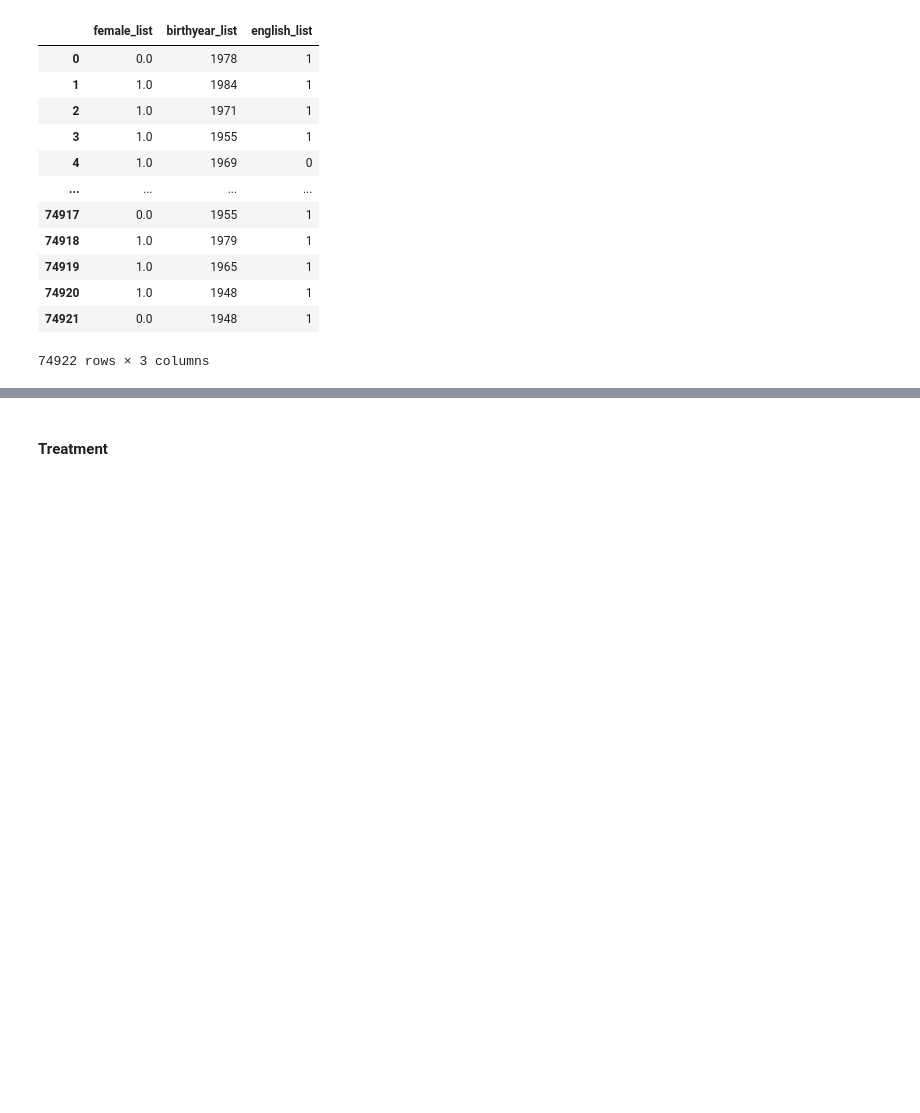
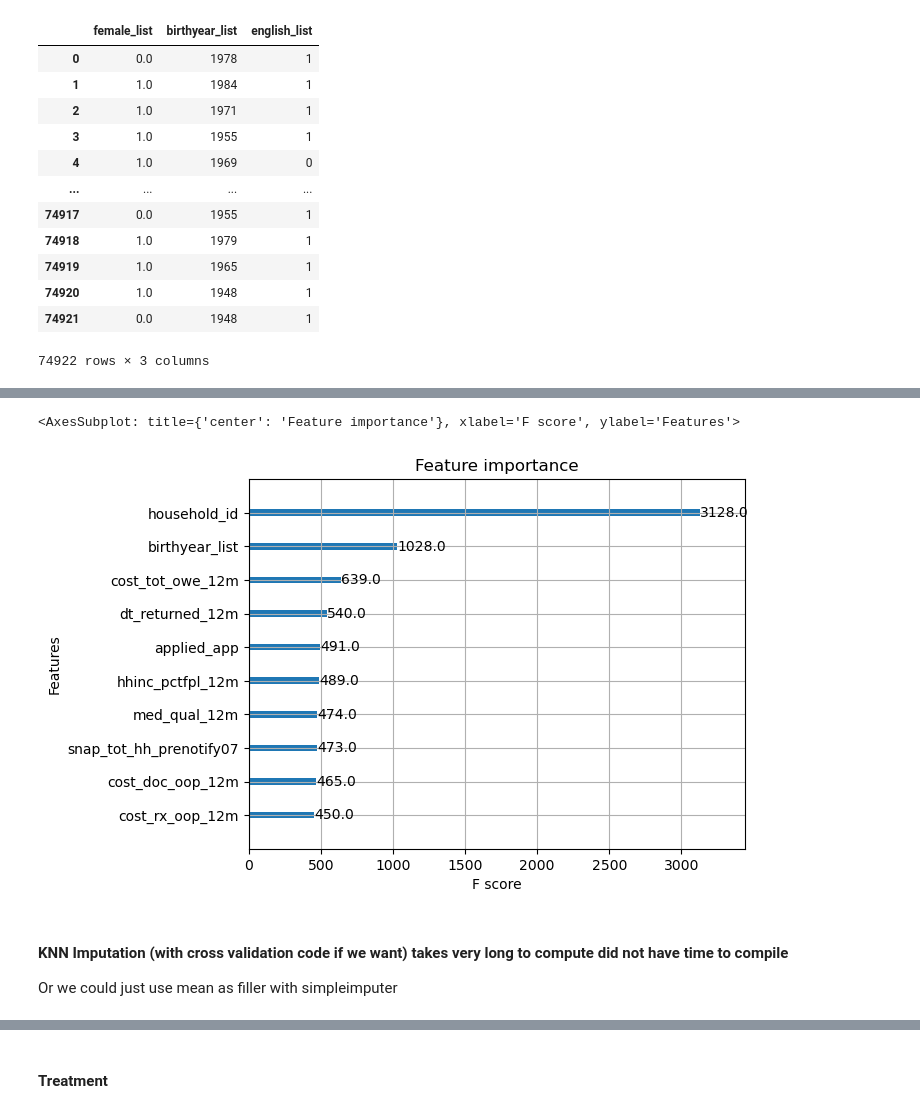
Before and after one commit to Yasmineouattara/ML_for_Econ_Final_Project, a Jupyter notebook: Notebook_Tim.ipynb, the cells around one changed output, grey strips where cells are left out. Cells and saved outputs as stored; diff of their text form; code cells hidden in the pictures; blank space fills up the shorter version.

```diff
--- a/Notebook_Tim.ipynb
+++ b/Notebook_Tim.ipynb
@@ -483,0 +411,19 @@ print(train_df[outcome_columns].isnull().sum())
+# %%
+# drop NA values which can be replaced by KNN imputation
+
+df = df_filtered.dropna(subset=['rx_any_12m','rx_any_12m', 'rx_num_mod_12m', 'doc_any_12m', 'doc_num_mod_12m',
+             'er_any_12m', 'er_num_mod_12m', 'hosp_any_12m' , 'hosp_num_mod_12m'])
+
+# Features (covariates)
+
+X = df.drop(columns=['person_id','treatment', 'rx_any_12m','rx_any_12m', 'rx_num_mod_12m', 'doc_any_12m', 'doc_num_mod_12m',
+             'er_any_12m', 'er_num_mod_12m', 'hosp_any_12m' , 'hosp_num_mod_12m'])
+
+# Treatment column
+
+y = df[['rx_any_12m','rx_any_12m', 'rx_num_mod_12m', 'doc_any_12m', 'doc_num_mod_12m',
+             'er_any_12m', 'er_num_mod_12m', 'hosp_any_12m' , 'hosp_num_mod_12m']]
+X_train, X_test, y_train, y_test = train_test_split(X, y, test_size=0.2, random_state=42)
+# %%
+main_effects_model3 = xgb.XGBRegressor(objective='reg:squarederror')
+main_effects_model3.fit(X_train, y_train)
@@ -483,0 +442,9 @@ print(train_df[outcome_columns].isnull().sum())
+# %%
+xgb.plot_importance(main_effects_model3,max_num_features=10)
+# %% [output]
+<AxesSubplot: title={'center': 'Feature importance'}, xlabel='F score', ylabel='Features'>
+[figure, added]
+# %% [markdown]
+#### KNN Imputation (with cross validation code if we want) takes very long to compute did not have time to compile
+
+Or we could just use mean as filler with simpleimputer
```
Also changed, not shown: parts of 36 cells of this notebook.
